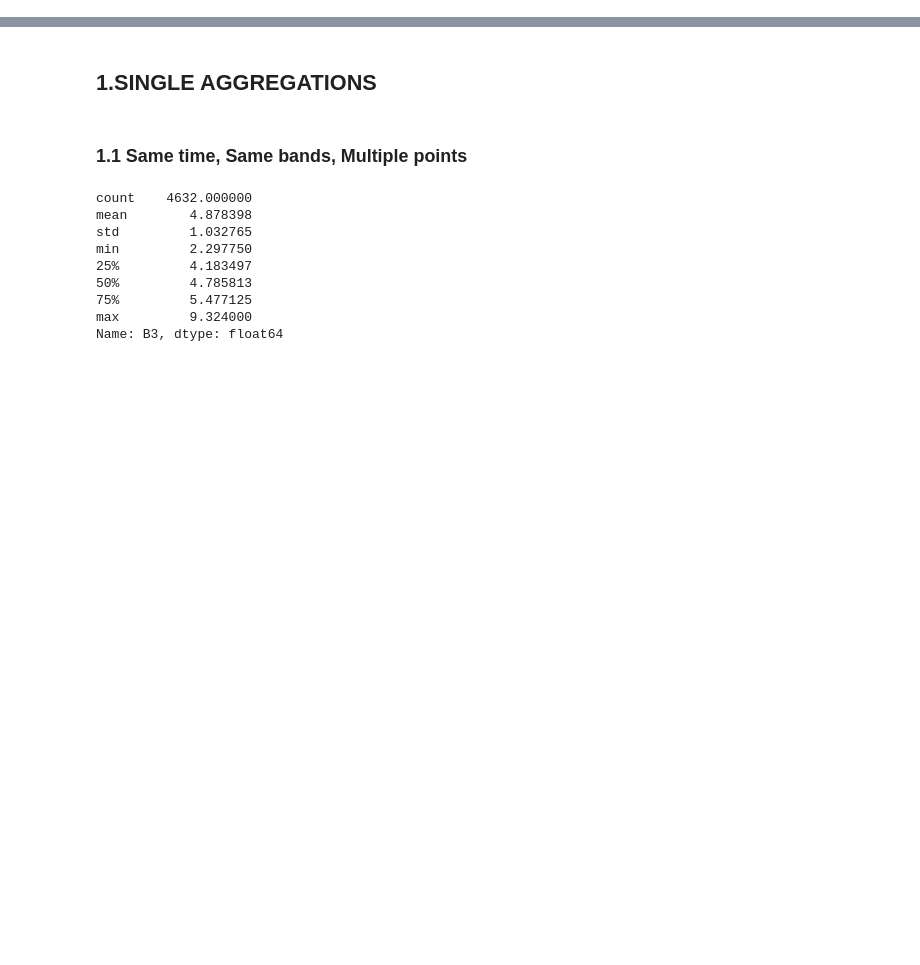
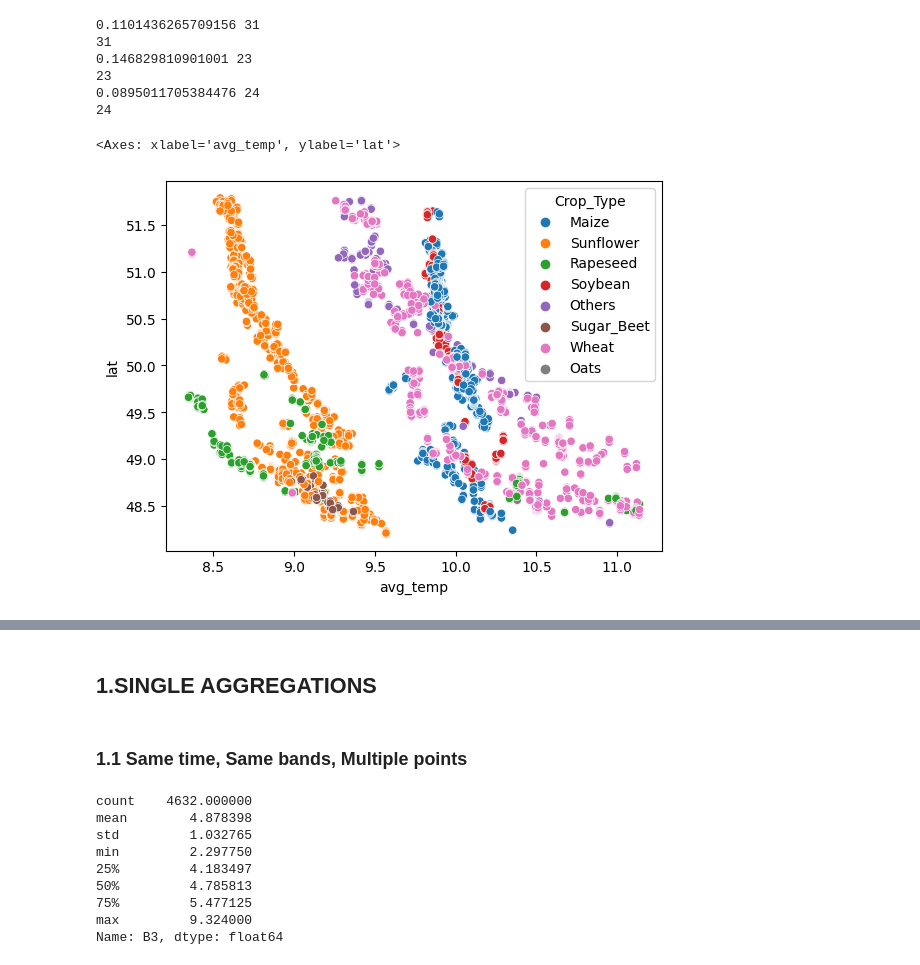
Before and after one commit to abhishek-kashyap-4/CTM, a Jupyter notebook: EDA/EDA2.ipynb, the cells around one changed output, grey strips where cells are left out. Cells and saved outputs as stored; diff of their text form; code cells hidden in the pictures; blank space fills up the shorter version.

```diff
--- a/EDA/EDA.ipynb
+++ b/EDA/EDA2.ipynb
@@ -101,0 +84,31 @@ numeric_df
+# %%
+df = pd.read_csv('Data/Optical_Point01.csv').drop(columns = ['Unnamed: 0'])
+df = df[df.Crop_Type == 'Winter_cer']
+samples = df.sample(n=3)
+
+for rownum , sample in samples.iterrows():
+    cols = [col for col in sample.index if 'NDVI' in col]
+    sendevi = sample[cols]
+
+    maxi = 0
+    maxx = 0
+    for i in range(100):
+        if(str(i)+'__NDVI' not in sample):
+            break
+        if(sample[str(i)+'__NDVI'] > maxx):
+            maxx = sample[str(i)+'__NDVI']
+            maxi = i
+    print(maxx,maxi)
+    print(sample['t_max_NDVI'])
+# %% [output]
+0.1101436265709156 31
+31
+0.146829810901001 23
+23
+0.0895011705384476 24
+24
+# %%
+sns.scatterplot(data = df0 ,x='avg_temp',y='lat',hue='Crop_Type')
+# %% [output]
+<Axes: xlabel='avg_temp', ylabel='lat'>
+[figure, added]
```
Also changed, not shown: parts of 12 cells of this notebook, 13 other files.
